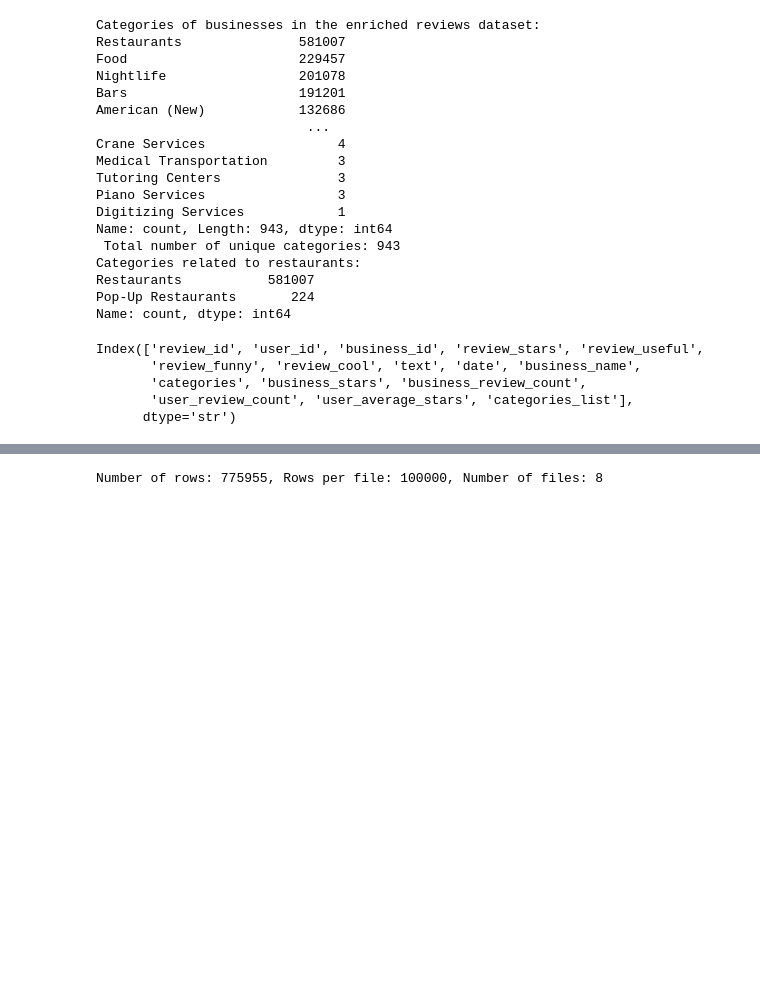
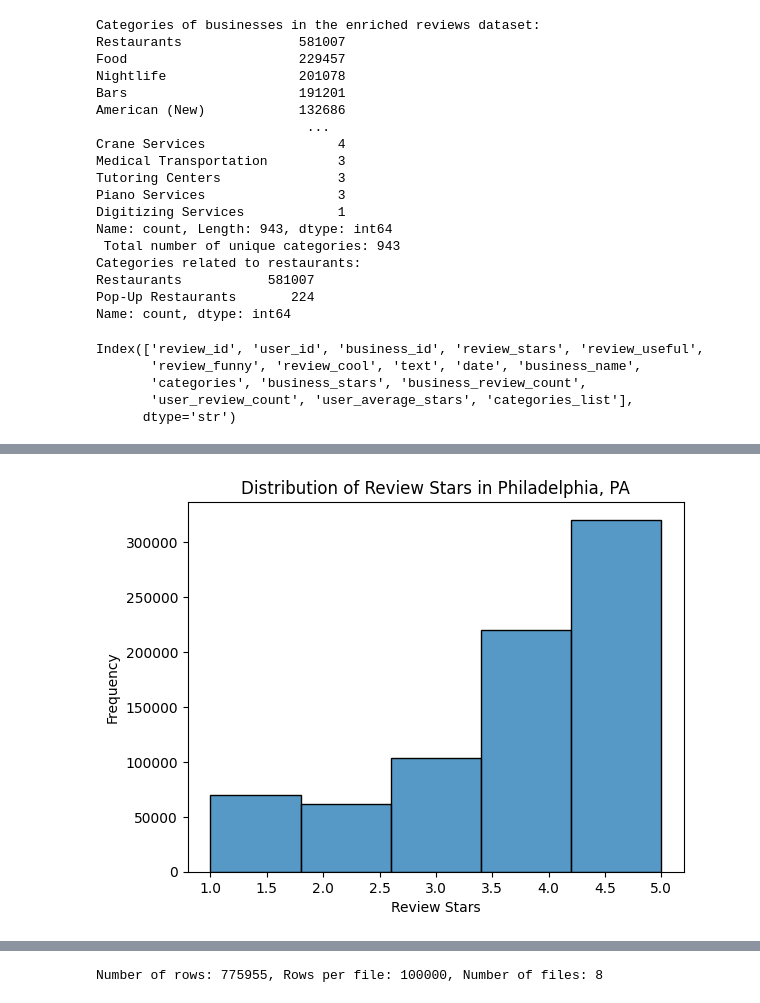
Before and after one commit to salvadordiazzz/BigData, a Jupyter notebook: cleaning.ipynb, the cells around one changed output, grey strips where cells are left out. Saved outputs shown, nothing was run; the diff lists cells and outputs as text; code cells hidden in the pictures; blank space fills up the shorter version.

```diff
--- a/cleaning.ipynb
+++ b/cleaning.ipynb
@@ -471,0 +504,10 @@ ValueError: invalid literal for int() with base 10: '10.0': Error while type cas
+# %%
+#lests see if reviews_enriched['review_stars'] presents J curve:
+#but since its a joined table, businesses
+sns.histplot(reviews_enriched['review_stars'], bins=5, kde=False)
+plt.xlabel('Review Stars')
+plt.ylabel('Frequency')
+plt.title('Distribution of Review Stars in Philadelphia, PA')
+plt.show()
+# %% [output]
+[figure, added]
```
Also changed, not shown: parts of 4 cells of this notebook.
